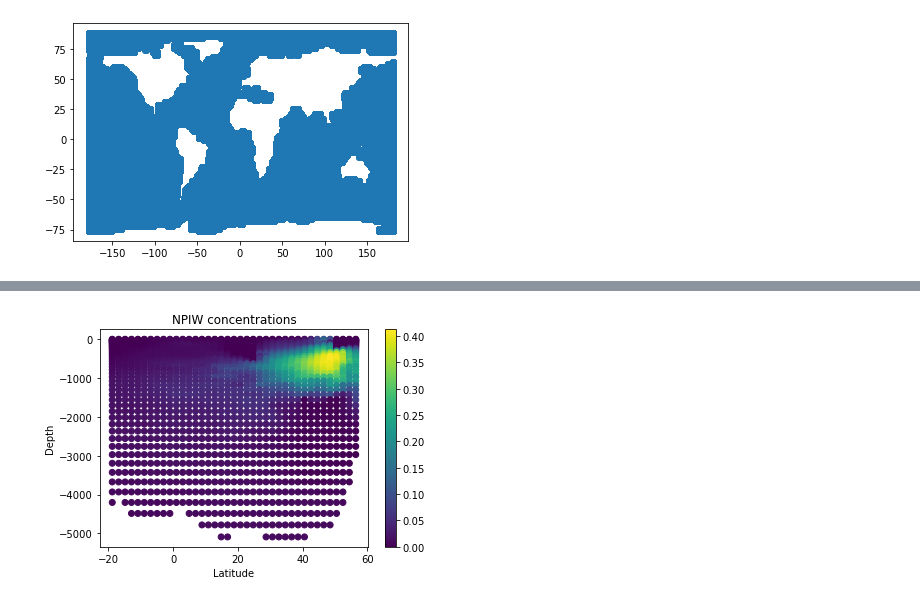
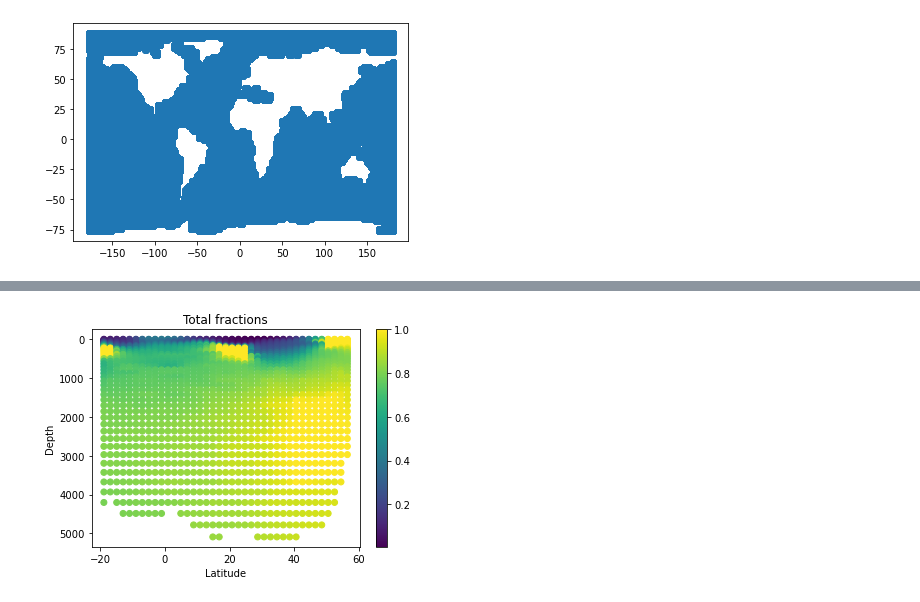
Before and after one commit to nitrogenlab/oceanography_colab_notebooks, a Jupyter notebook: study_fluxes/SteadyStateAlongGP15fromHolzerFluxes.ipynb, the cells around one changed output, grey strips where cells are left out. Drawn from its saved outputs; the diff is of its cells as text; code cells hidden in the pictures.

```diff
--- a/study_fluxes/SteadyStateAlongGP15fromHolzerFluxes.ipynb
+++ b/study_fluxes/SteadyStateAlongGP15fromHolzerFluxes.ipynb
@@ -214,14 +373,15 @@ gp15_idxs = get_nonzero_idxs(lon_min=-152, lon_max=-152, lat_min=-20, lat_max=60
 # %%
 plt.scatter(
-    ulat_ocnvec[gp15_idxs],
-    -depth_ocnvec[gp15_idxs],
-    c=ss_fracs.lateststatevec[gp15_idxs],
-    #vmin=0.0, vmax=1.0
-)
+        ulat_ocnvec[gp15_idxs],
+        depth_ocnvec[gp15_idxs],
+        c=(np.sum(np.array(list(endmem_to_lateststatevec.values())), axis=0))[gp15_idxs],
+        #vmin=0.0, vmax=1.0
+    )
+plt.ylim(plt.ylim()[1], plt.ylim()[0])
 plt.ylabel("Depth")
 plt.xlabel("Latitude")
-plt.title("NPIW concentrations")
+plt.title("Total fractions")
 plt.colorbar()
 plt.show()
 # %% [output]
-[figure, old version]
+[figure, new version]
```
Also changed, not shown: parts of 7 cells of this notebook.
